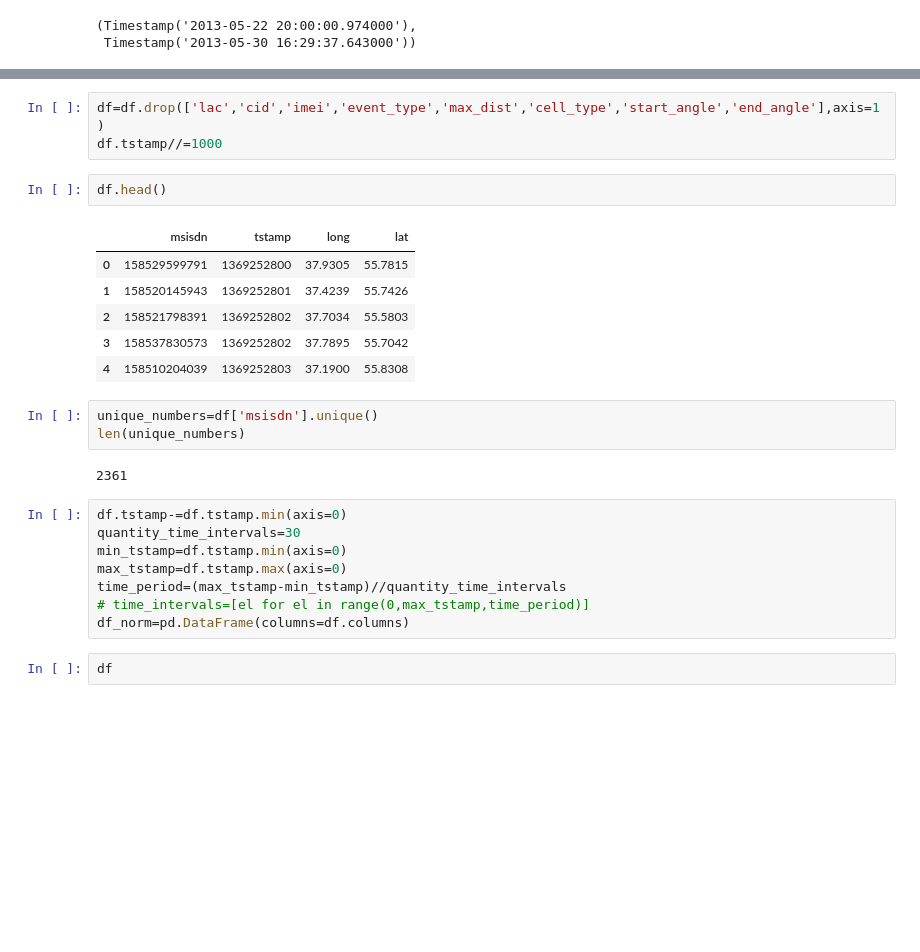
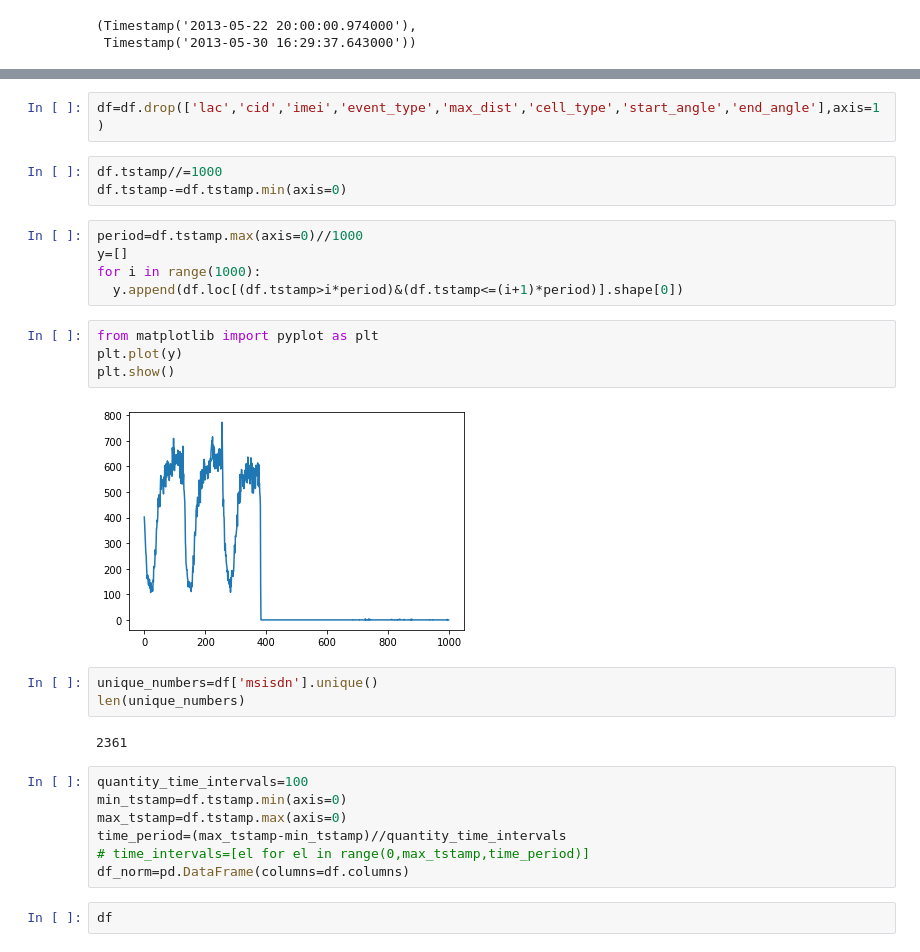
Before and after one commit to MDYLL/Megafon_test, a Jupyter notebook: Megafon_test.ipynb, the cells around one changed output, grey strips where cells are left out. Cells and saved outputs as stored; diff of their text form; blank space fills up the shorter version.

```diff
--- a/Megafon_test.ipynb
+++ b/Megafon_test.ipynb
@@ -31,23 +39,26 @@ pd.to_datetime(df.tstamp.min(), unit='ms'),pd.to_datetime(df.tstamp.max(), unit=
 # %%
 df=df.drop(['lac','cid','imei','event_type','max_dist','cell_type','start_angle','end_angle'],axis=1)
-df.tstamp//=1000
-# %%
-df.head()
-# %% [output]
-|  | msisdn | tstamp | long | lat |
-| 0 | 158529599791 | 1369252800 | 37.9305 | 55.7815 |
-| 1 | 158520145943 | 1369252801 | 37.4239 | 55.7426 |
-| 2 | 158521798391 | 1369252802 | 37.7034 | 55.5803 |
-| 3 | 158537830573 | 1369252802 | 37.7895 | 55.7042 |
-| 4 | 158510204039 | 1369252803 | 37.1900 | 55.8308 |
+# %%
+df.tstamp//=1000
+df.tstamp-=df.tstamp.min(axis=0)
+# %%
+period=df.tstamp.max(axis=0)//1000
+y=[]
+for i in range(1000):
+  y.append(df.loc[(df.tstamp>i*period)&(df.tstamp<=(i+1)*period)].shape[0])
+# %%
+from matplotlib import pyplot as plt
+plt.plot(y)
+plt.show()
+# %% [output]
+[figure, added]
 # %%
 unique_numbers=df['msisdn'].unique()
 len(unique_numbers)
 # %% [output]
 2361
 # %%
-df.tstamp-=df.tstamp.min(axis=0)
-quantity_time_intervals=30
+quantity_time_intervals=100
 min_tstamp=df.tstamp.min(axis=0)
 max_tstamp=df.tstamp.max(axis=0)
 time_period=(max_tstamp-min_tstamp)//quantity_time_intervals
```
Also changed, not shown: parts of 49 cells of this notebook.
